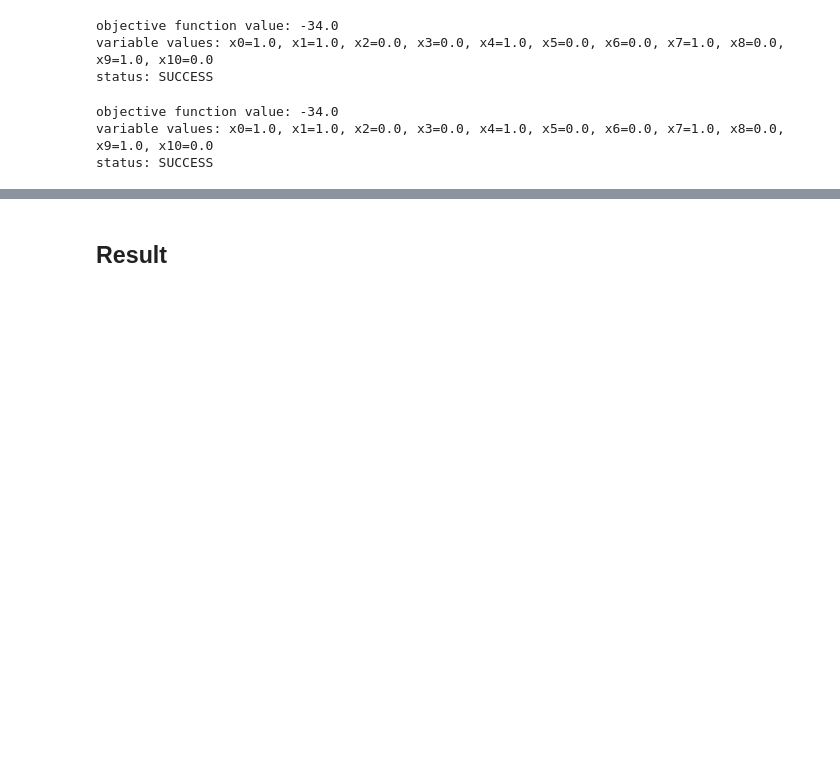
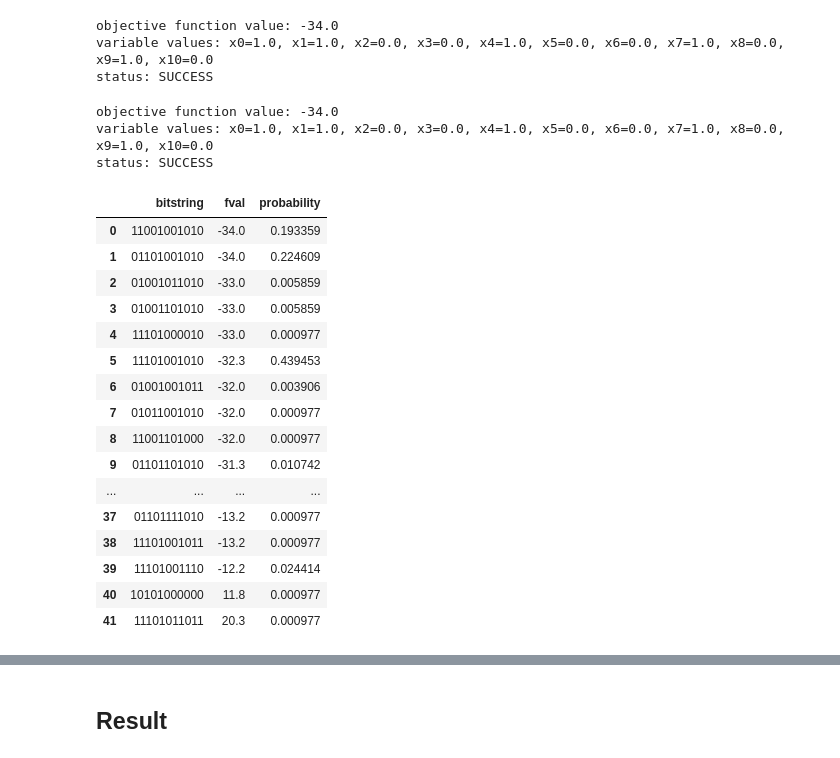
Before and after one commit to mlopezig59/QIF_OptimizationProblem, a Jupyter notebook: mar.ipynb, the cells around one changed output, grey strips where cells are left out. Cells and saved outputs as stored; diff of their text form; code cells hidden in the pictures; blank space fills up the shorter version.

```diff
--- a/mar.ipynb
+++ b/mar.ipynb
@@ -384 +379,21 @@ probs_df = qaoa_algorithm(num_cities=11)
+# %%
+probs_df
+# %% [output]
+|  | bitstring | fval | probability |
+| 0 | 11001001010 | -34.0 | 0.193359 |
+| 1 | 01101001010 | -34.0 | 0.224609 |
+| 2 | 01001011010 | -33.0 | 0.005859 |
+| 3 | 01001101010 | -33.0 | 0.005859 |
+| 4 | 11101000010 | -33.0 | 0.000977 |
+| 5 | 11101001010 | -32.3 | 0.439453 |
+| 6 | 01001001011 | -32.0 | 0.003906 |
+| 7 | 01011001010 | -32.0 | 0.000977 |
+| 8 | 11001101000 | -32.0 | 0.000977 |
+| 9 | 01101101010 | -31.3 | 0.010742 |
+| ... | ... | ... | ... |
+| 37 | 01101111010 | -13.2 | 0.000977 |
+| 38 | 11101001011 | -13.2 | 0.000977 |
+| 39 | 11101001110 | -12.2 | 0.024414 |
+| 40 | 10101000000 | 11.8 | 0.000977 |
+| 41 | 11101011011 | 20.3 | 0.000977 |
 # %%
```
Also changed, not shown: parts of 7 cells of this notebook.
